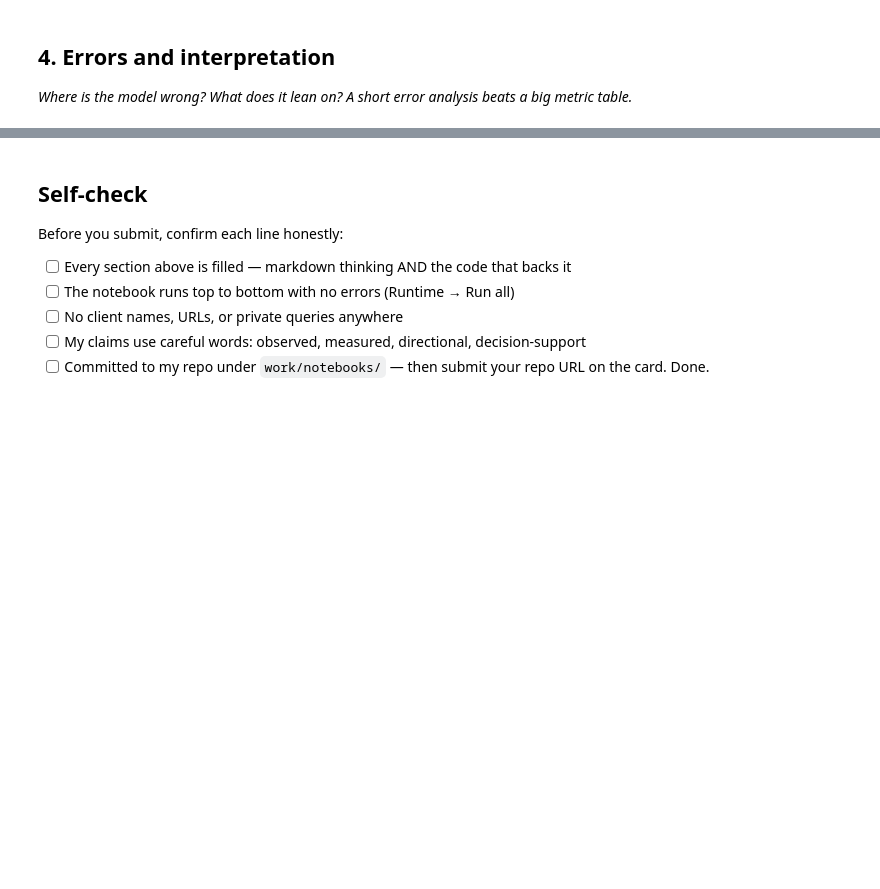
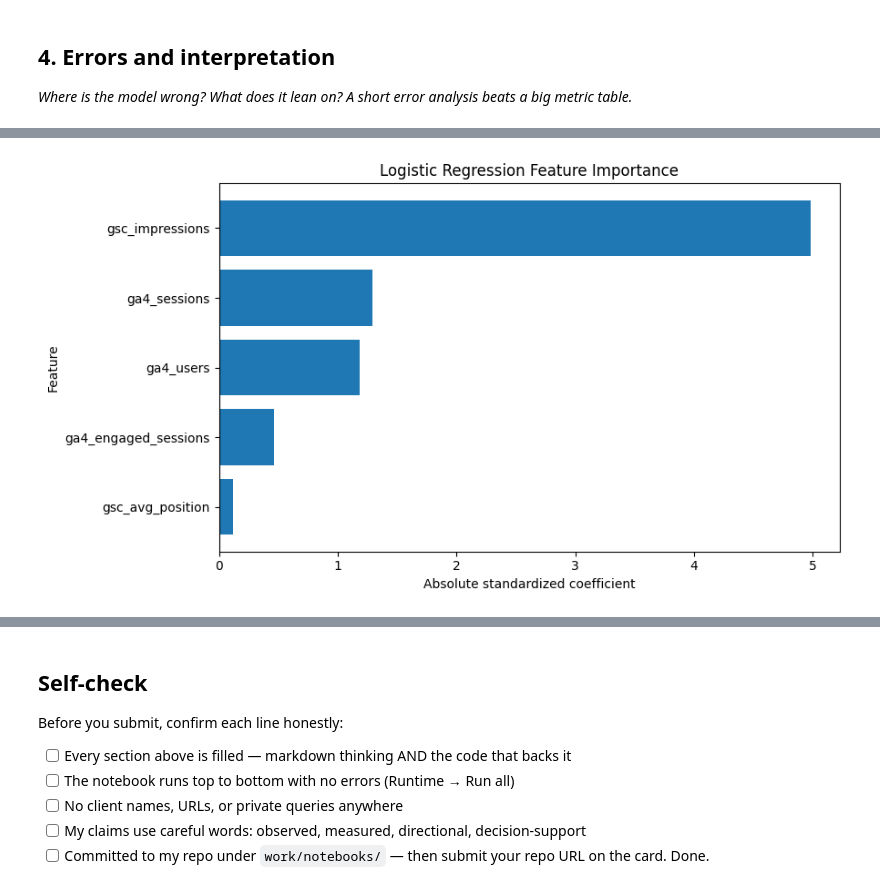
Before and after one commit to Rowan-ali/flyrank-ml-internship, a Jupyter notebook: work/notebooks/w05_model.ipynb, the cells around one changed output, grey strips where cells are left out. Saved outputs shown, nothing was run; the diff lists cells and outputs as text; code cells hidden in the pictures; blank space fills up the shorter version.

```diff
--- a/work/notebooks/w05_model.ipynb
+++ b/work/notebooks/w05_model.ipynb
@@ -36,0 +1518,26 @@ This skeleton is yours to fill. Work the sections **in order** — each one has
+# %%
+# ============================================================
+# FEATURE IMPORTANCE PLOT
+# ============================================================
+
+plot_data = feature_importance.sort_values(
+    "Absolute_Coefficient"
+)
+
+plt.figure(figsize=(9, 5))
+
+plt.barh(
+    plot_data["Feature"],
+    plot_data["Absolute_Coefficient"]
+)
+
+plt.xlabel("Absolute standardized coefficient")
+plt.ylabel("Feature")
+plt.title(
+    "Logistic Regression Feature Importance"
+)
+
+plt.tight_layout()
+plt.show()
+# %% [output]
+[figure, added]
```
Also changed, not shown: parts of 40 cells of this notebook.
